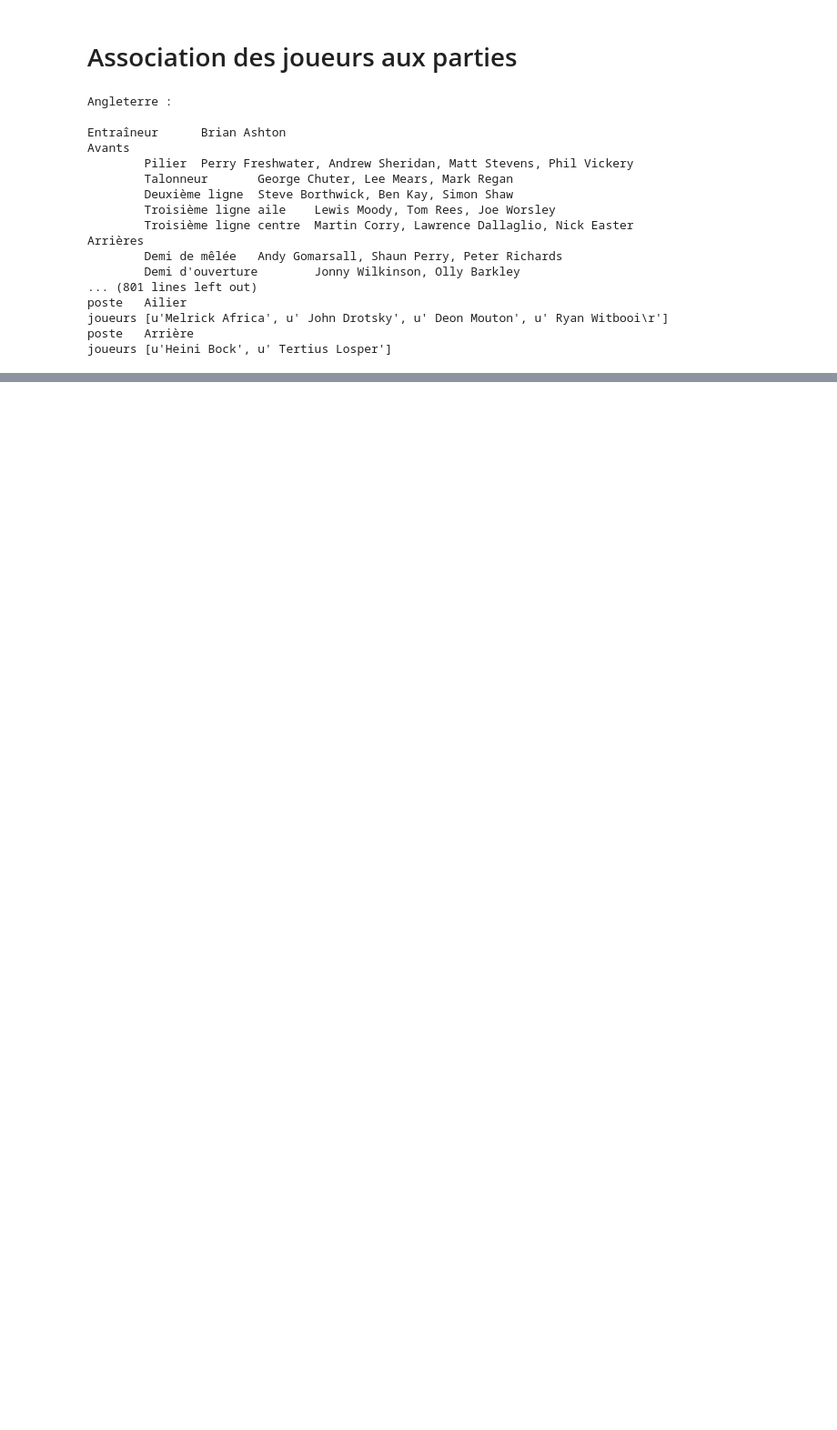
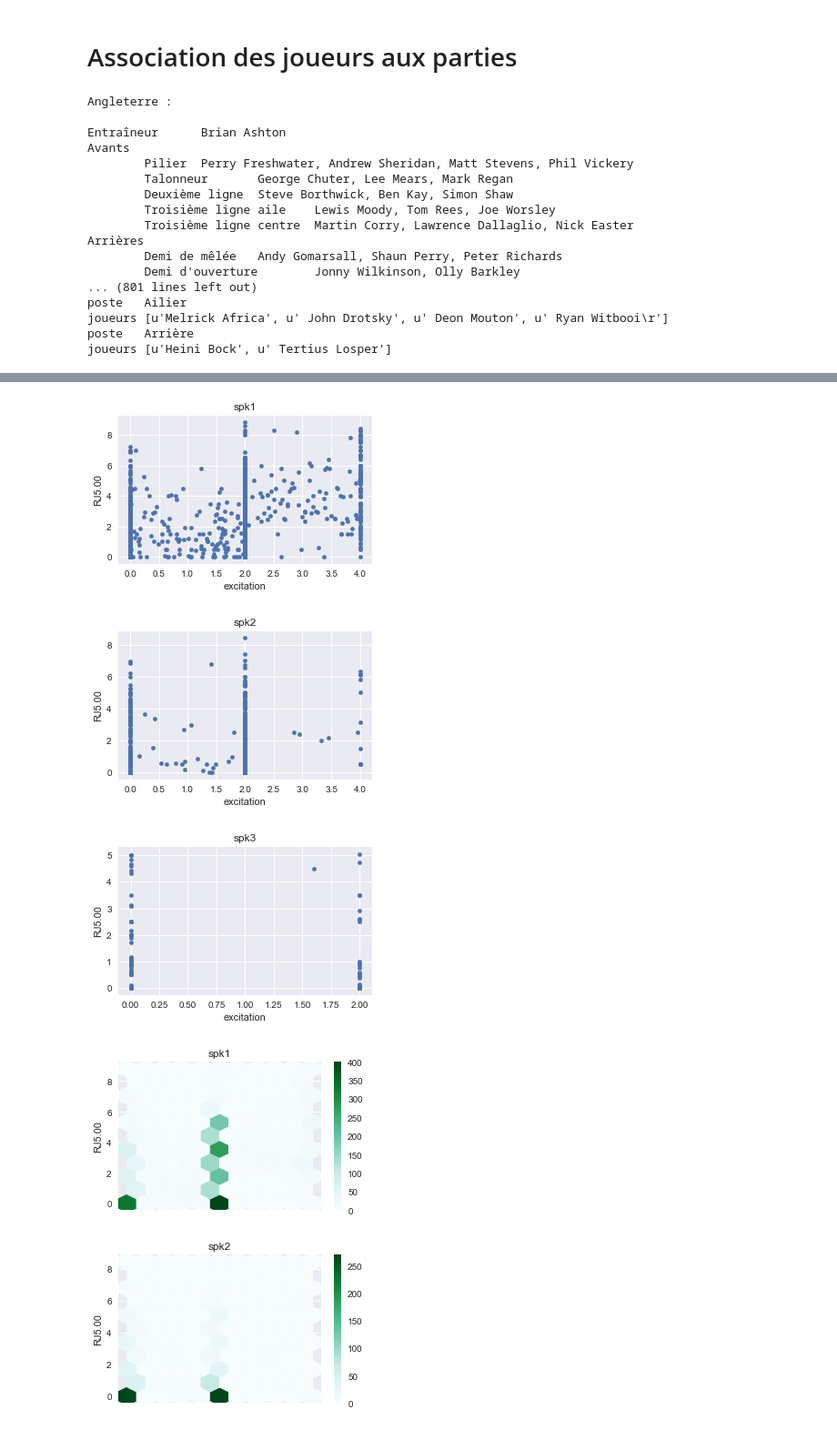
Before and after one commit to gboye/AMBK-SportsCom, a Jupyter notebook: Cerlico/Tableau-Cerlico.ipynb, the cells around one changed output, grey strips where cells are left out. Shown at 91% size. Saved outputs shown, nothing was run; the diff lists cells and outputs as text; code cells hidden in the pictures; blank space fills up the shorter version.

```diff
--- a/Cerlico/Tableau-Cerlico.ipynb
+++ b/Cerlico/Tableau-Cerlico.ipynb
@@ -671,0 +763,2 @@ dfMerges["CM"]
+# %%
+dfComplet=pd.concat(tranches)
@@ -671,0 +770,20 @@ dfMerges["CM"]
+# %%
+dfComplet["excitation"]=pd.to_numeric(dfComplet["excitation"], errors='coerce')
+# %%
+import seaborn as sns
+sns.set()
+# %%
+dfMatch=dfComplet.iloc[:15700].set_index("timeline")
+for c in ["excitation","RJ5.00","D5.00","V5.00"]+"S1D5.00 S2D5.00 S3D5.00 V5.00 S1V5.00 S2V5.00 S3V5.00".split(" "):
+    dfMatch[c]=dfMatch[c].interpolate(method="index")
+# %%
+for spk in ["spk%d"%(i+1) for i in range(3)]:
+    ax=dfMatch[dfMatch["Spk"]==spk].plot.scatter("excitation","RJ5.00",figsize=(5,3),title=spk)
+for spk in ["spk%d"%(i+1) for i in range(3)]:
+    ax=dfMatch[dfMatch["Spk"]==spk].plot.hexbin("excitation","RJ5.00",figsize=(5,3),title=spk,gridsize=10)
+# %% [output]
+[figure, added]
+[figure, added]
+[figure, added]
+[figure, added]
+[figure, added]
```
Also changed, not shown: parts of 58 cells of this notebook, 18 other files.
